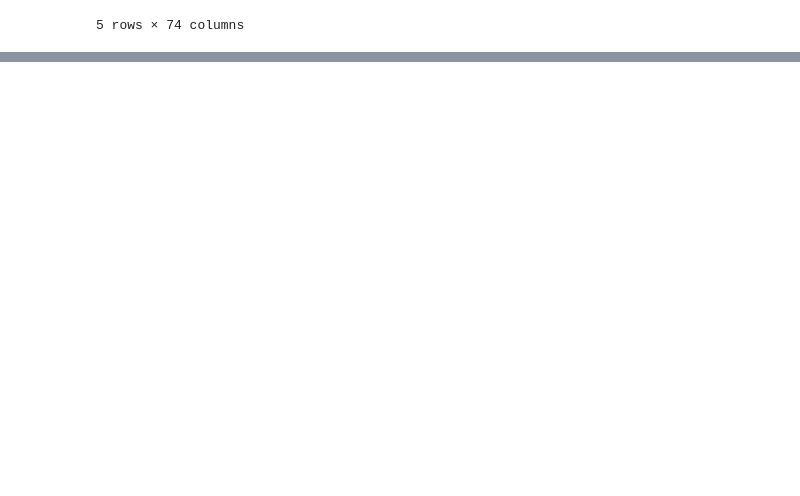
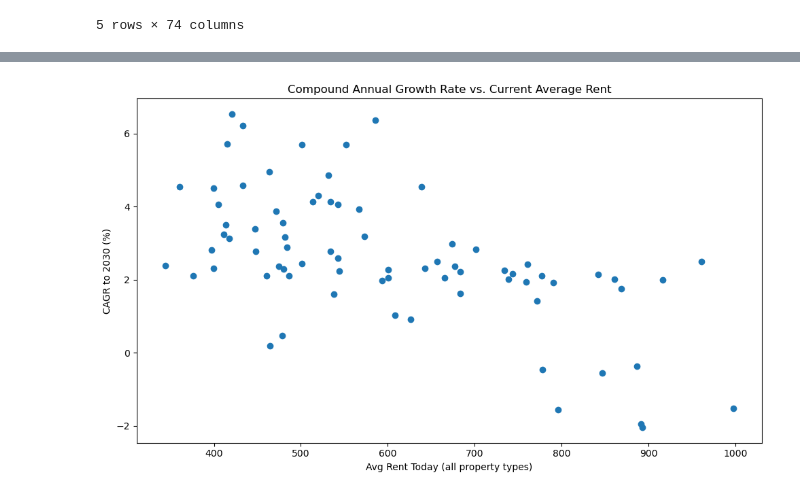
Before and after one commit to bicicow03/Group-Project-Real-Estate-Industry-Analysis, a Jupyter notebook: notebooks/evaluation_types.ipynb, the cells around one changed output, grey strips where cells are left out. Saved outputs shown, nothing was run; the diff lists cells and outputs as text; code cells hidden in the pictures; blank space fills up the shorter version.

```diff
--- a/notebooks/evaluation_types.ipynb
+++ b/notebooks/evaluation_types.ipynb
@@ -197,0 +327,10 @@ all.to_csv('../data/outputs/all_growth.csv')
+# %%
+top = df  # or whatever slice you want
+plt.figure(figsize=(10,6))
+plt.scatter(top['avg_rent_today_all'], top['cagr_all_pct'])
+plt.title('Compound Annual Growth Rate vs. Current Average Rent')
+plt.xlabel('Avg Rent Today (all property types)')
+plt.ylabel('CAGR to ' + last_y + ' (%)')
+plt.tight_layout(); plt.show()
+# %% [output]
+[figure, added]
```
Also changed, not shown: parts of 7 cells of this notebook, 1 other file.
